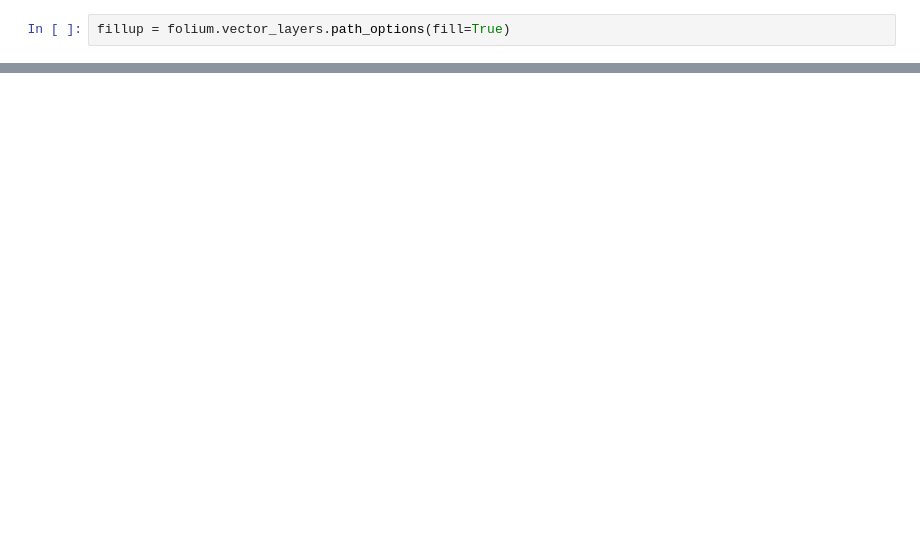
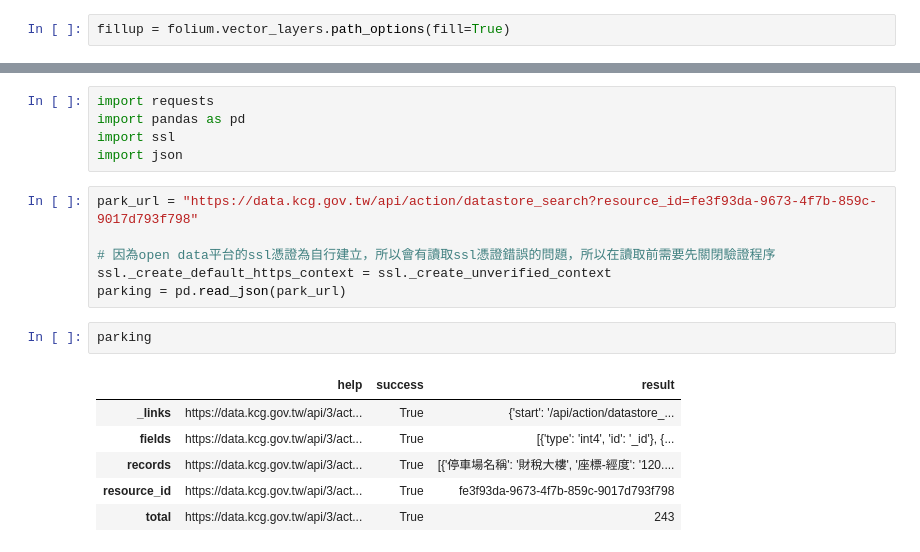
Before and after one commit to TatamoChang/iron2019_FoliumAndLeaflet, a Jupyter notebook: article/Folium and Leaflet.ipynb, the cells around one changed output, grey strips where cells are left out. Drawn from its saved outputs; the diff is of its cells as text; blank space fills up the shorter version.

```diff
--- a/article/Folium and Leaflet.ipynb
+++ b/article/Folium and Leaflet.ipynb
@@ -60,3 +60,23 @@ folium.CircleMarker([22.73444963475145, 120.28458595275877], radius=50, fill = T
 myMap
 # %% [output]
 [interactive output not drawn]
+# %%
+import requests
+import pandas as pd
+import ssl
+import json
+# %%
+park_url = "https://data.kcg.gov.tw/api/action/datastore_search?resource_id=fe3f93da-9673-4f7b-859c-9017d793f798"
+
+# 因為open data平台的ssl憑證為自行建立，所以會有讀取ssl憑證錯誤的問題，所以在讀取前需要先關閉驗證程序
+ssl._create_default_https_context = ssl._create_unverified_context
+parking = pd.read_json(park_url)
+# %%
+parking
+# %% [output]
+|  | help | success | result |
+| _links | https://data.kcg.gov.tw/api/3/act... | True | {'start': '/api/action/datastore_... |
+| fields | https://data.kcg.gov.tw/api/3/act... | True | [{'type': 'int4', 'id': '_id'}, {... |
+| records | https://data.kcg.gov.tw/api/3/act... | True | [{'停車場名稱': '財稅大樓', '座標-經度': '120.... |
+| resource_id | https://data.kcg.gov.tw/api/3/act... | True | fe3f93da-9673-4f7b-859c-9017d793f798 |
+| total | https://data.kcg.gov.tw/api/3/act... | True | 243 |
```
Also changed, not shown: parts of 6 cells of this notebook, 4 other files.
